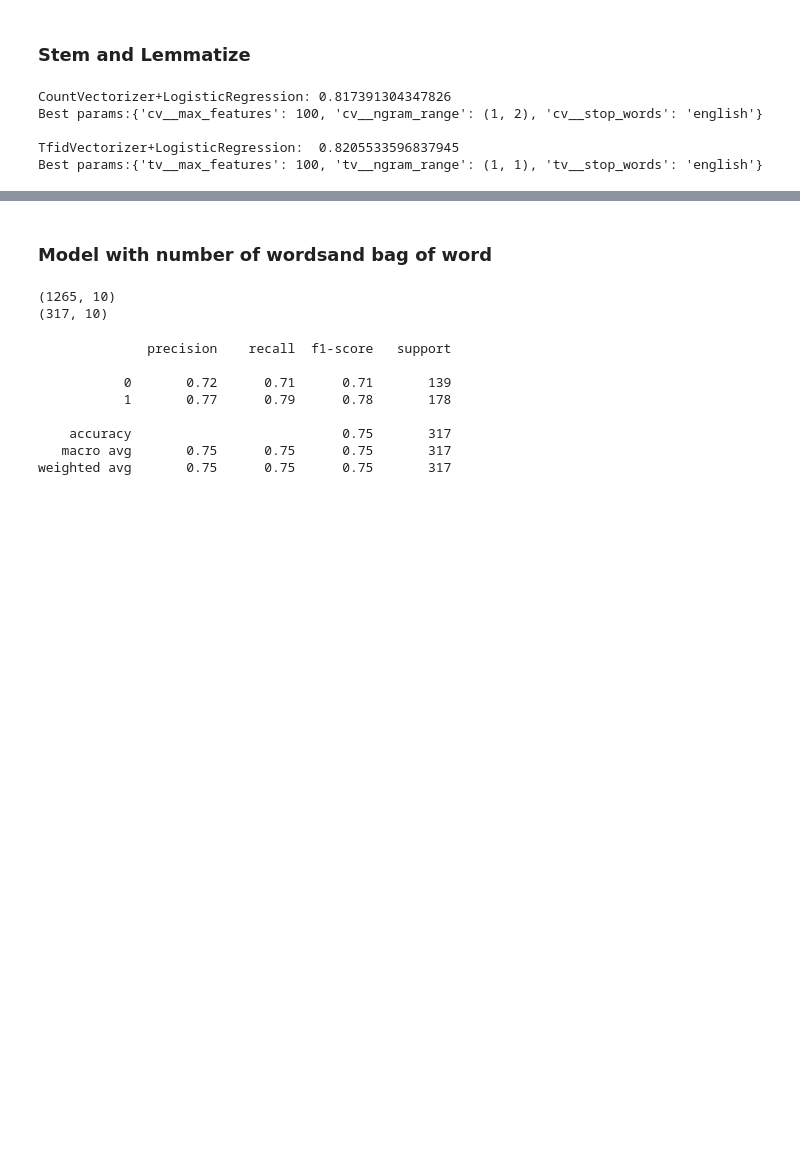
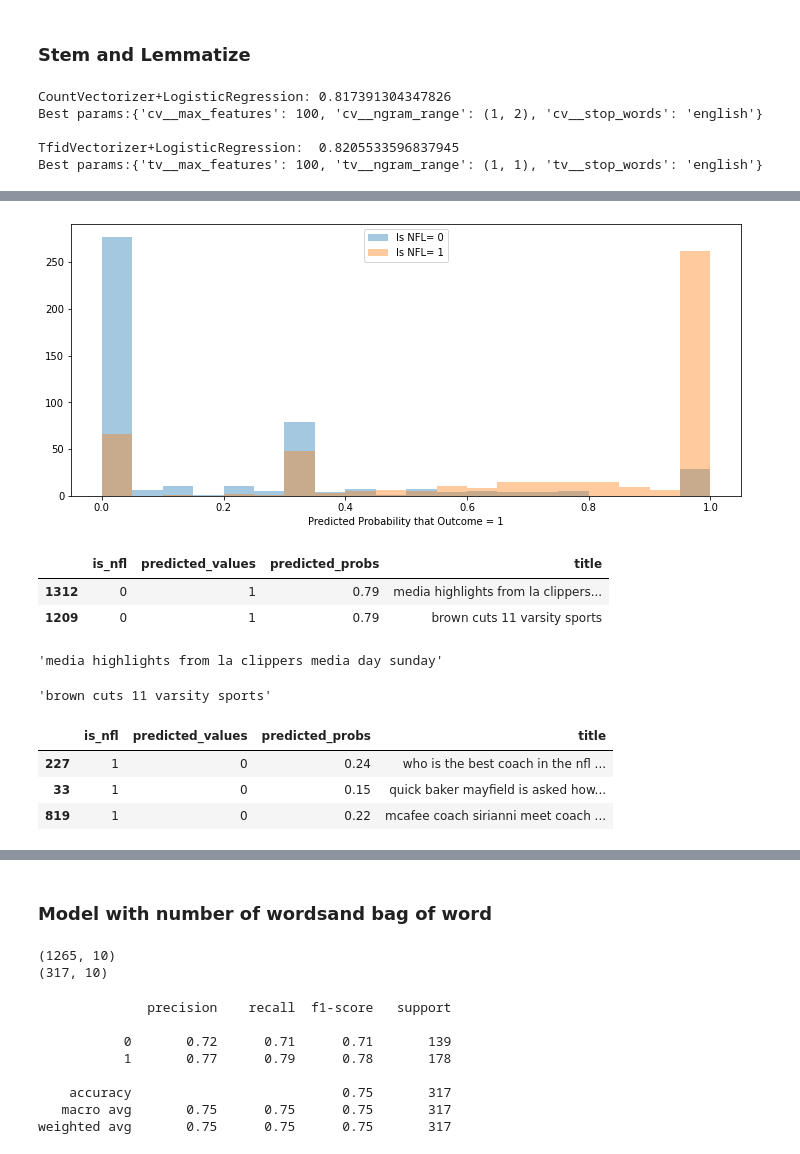
Before and after one commit to niphonch/project3_NLP_subreddit, a Jupyter notebook: NLP frequent word removal.ipynb, the cells around one changed output, grey strips where cells are left out. Cells and saved outputs as stored; diff of their text form; code cells hidden in the pictures; blank space fills up the shorter version.

```diff
--- a/NLP frequent word removal.ipynb
+++ b/NLP frequent word removal.ipynb
@@ -690,0 +990,6 @@ ConfusionMatrixDisplay(confusion_matrix=cm_grid8).plot();
+# %%
+pred_df = pd.DataFrame({'is_nfl': y_test, 'predicted_values': y_preds_grid8,
+                        'predicted_probs':
+                        grid8.predict_proba(X_test).round(2)[:,1]})
+
+pred_df.head(10)
@@ -690,0 +1008,13 @@ ConfusionMatrixDisplay(confusion_matrix=cm_grid8).plot();
+# %%
+# Distplot
+plt.figure(figsize=(12,5))
+
+# Plot distributions of predicted probabilities by actual value
+for group in pred_df.groupby('is_nfl'):
+    sns.distplot(group[1], kde=False, bins=20,
+                 label=f'Is NFL= {group[0]}')
+
+plt.xlabel('Predicted Probability that Outcome = 1')
+plt.legend();
+# %% [output]
+[figure, added]
@@ -690,0 +1023,21 @@ ConfusionMatrixDisplay(confusion_matrix=cm_grid8).plot();
+# %%
+df_results[(df_results['is_nfl']==0) & (df_results['predicted_probs'] > 0.75)]
+# %% [output]
+|  | is_nfl | predicted_values | predicted_probs | title |
+| 1312 | 0 | 1 | 0.79 | media highlights from la clippers... |
+| 1209 | 0 | 1 | 0.79 | brown cuts 11 varsity sports |
+# %%
+df['title'].loc[1312]
+# %% [output]
+'media highlights from la clippers media day sunday'
+# %%
+df['title'].loc[1209]
+# %% [output]
+'brown cuts 11 varsity sports'
+# %%
+df_results[(df_results['is_nfl']==1) & (df_results['predicted_probs'] < 0.25)]
+# %% [output]
+|  | is_nfl | predicted_values | predicted_probs | title |
+| 227 | 1 | 0 | 0.24 | who is the best coach in the nfl ... |
+| 33 | 1 | 0 | 0.15 | quick baker mayfield is asked how... |
+| 819 | 1 | 0 | 0.22 | mcafee coach sirianni meet coach ... |
```
Also changed, not shown: parts of 115 cells of this notebook.
